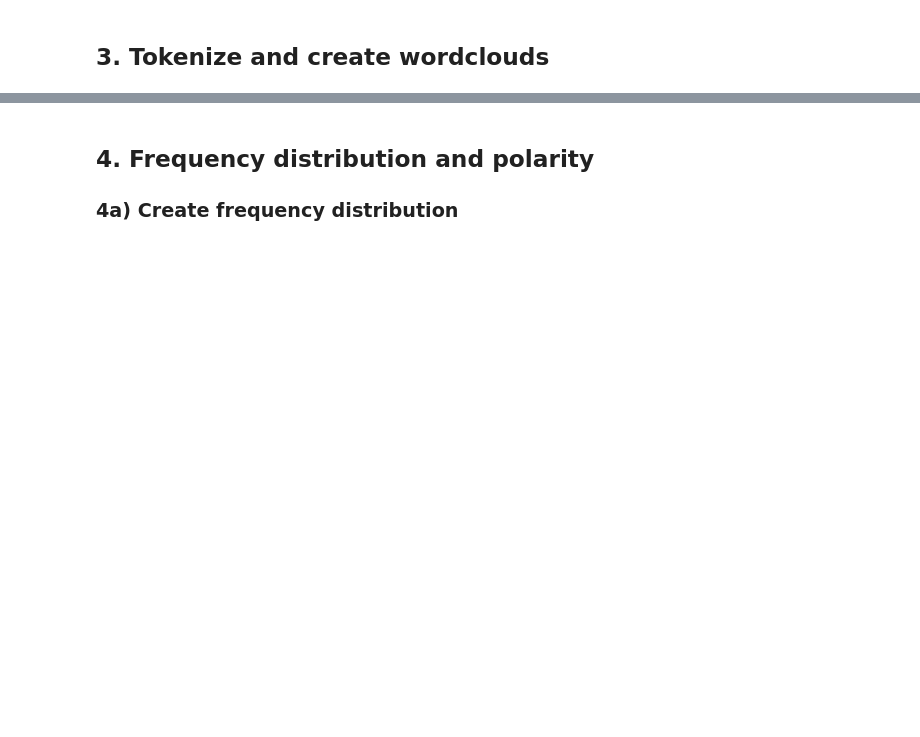
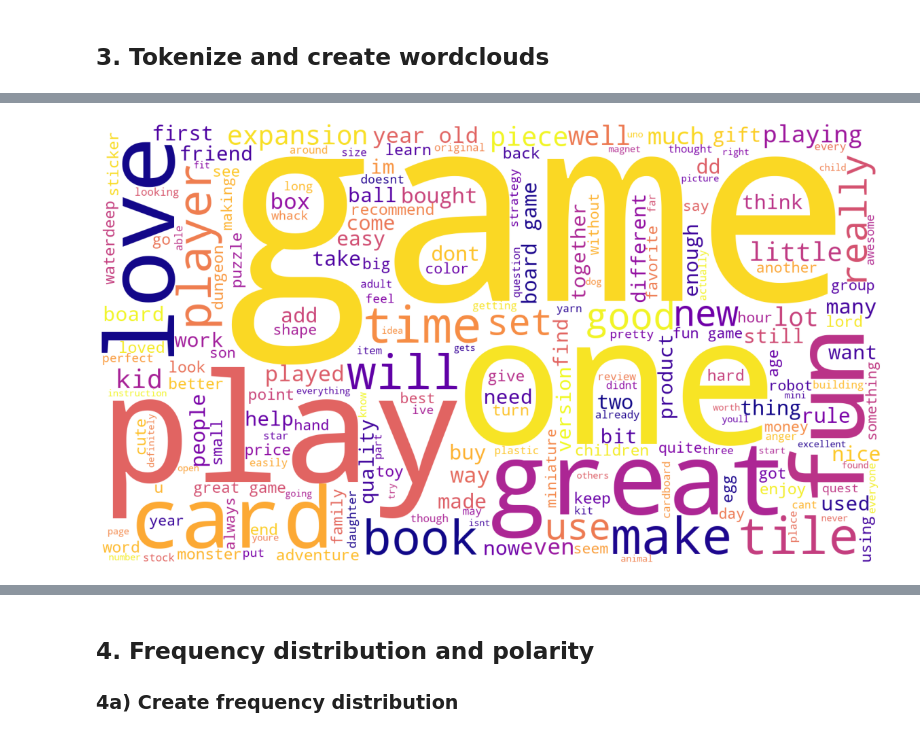
Before and after one commit to BooBN1/Turtle-Games, a Jupyter notebook: Stopford_Nikki_LSE_DA301_assignment_EDA.ipynb, the cells around one changed output, grey strips where cells are left out. Cells and saved outputs as stored; diff of their text form; code cells hidden in the pictures; blank space fills up the shorter version.

```diff
--- a/Stopford_Nikki_LSE_DA301_assignment_EDA.ipynb
+++ b/Stopford_Nikki_LSE_DA301_assignment_EDA.ipynb
@@ -947,5 +1059,6 @@ warnings.filterwarnings('ignore')
 # %%
 # Drop duplicates in both columns.
+reviews3 = reviews3.drop_duplicates(subset=['review', 'summary'])
 
-
-# View DataFrame.
+# View DataFrame
+reviews3.head()
@@ -953,6 +1078,7 @@ warnings.filterwarnings('ignore')
 ## 3. Tokenize and create wordclouds
 # %%
 # Create new DataFrame (copy DataFrame).
-
+reviews3_copy = reviews3[['review', 'summary']]
 
 # View DataFrame.
+reviews3_copy
@@ -959,5 +1099,7 @@ warnings.filterwarnings('ignore')
 # %%
 # Apply tokenization to both columns.
-
+reviews3_copy['tokens_review'] = reviews3_copy['review'].apply(word_tokenize)
+reviews3_copy['tokens_summary'] = reviews3_copy['summary'].apply(word_tokenize)
 
 # View DataFrame.
+reviews3_copy.head()
@@ -964,4 +1113,20 @@ warnings.filterwarnings('ignore')
 # %%
 # Review: Create a word cloud.
+wordcloud = " ".join(review for review in reviews3_copy.review)
+wordcloud = WordCloud(width = 1600, height = 900,
+    background_color ='white',
+    colormap ='plasma',
+    min_font_size = 10).generate(wordcloud)
 # %%
 # Review: Plot the WordCloud image.
+plt.figure(figsize = (16, 9), facecolor = None)
+plt.imshow(wordcloud)
+plt.axis("off")
+plt.tight_layout(pad = 0)
+plt.show()
+
+all_tokens = []
+for i in range(reviews3_copy.shape[0]):
+    all_tokens = all_tokens + reviews3_copy['tokens_review'][i]
+# %% [output]
+[figure, added]
```
Also changed, not shown: parts of 66 cells of this notebook.
